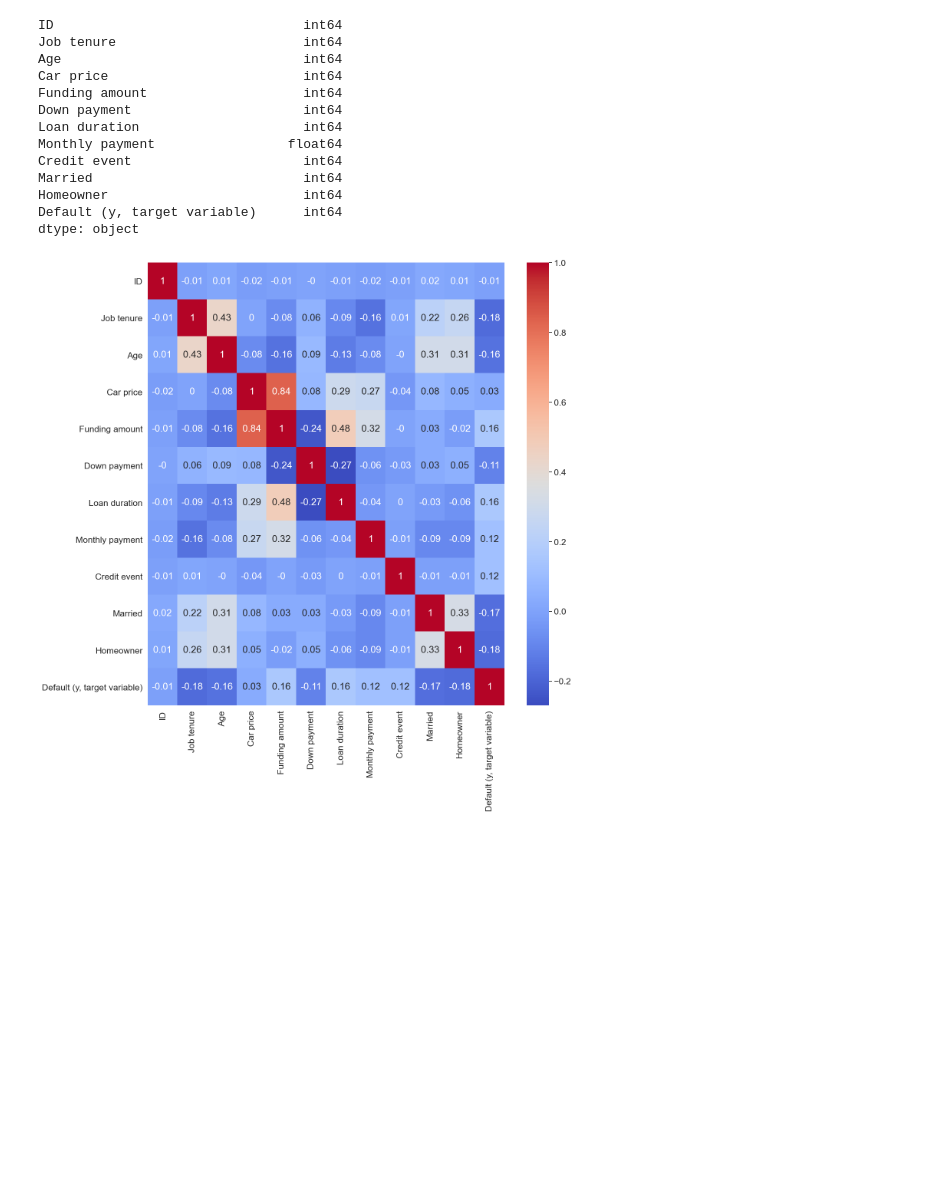
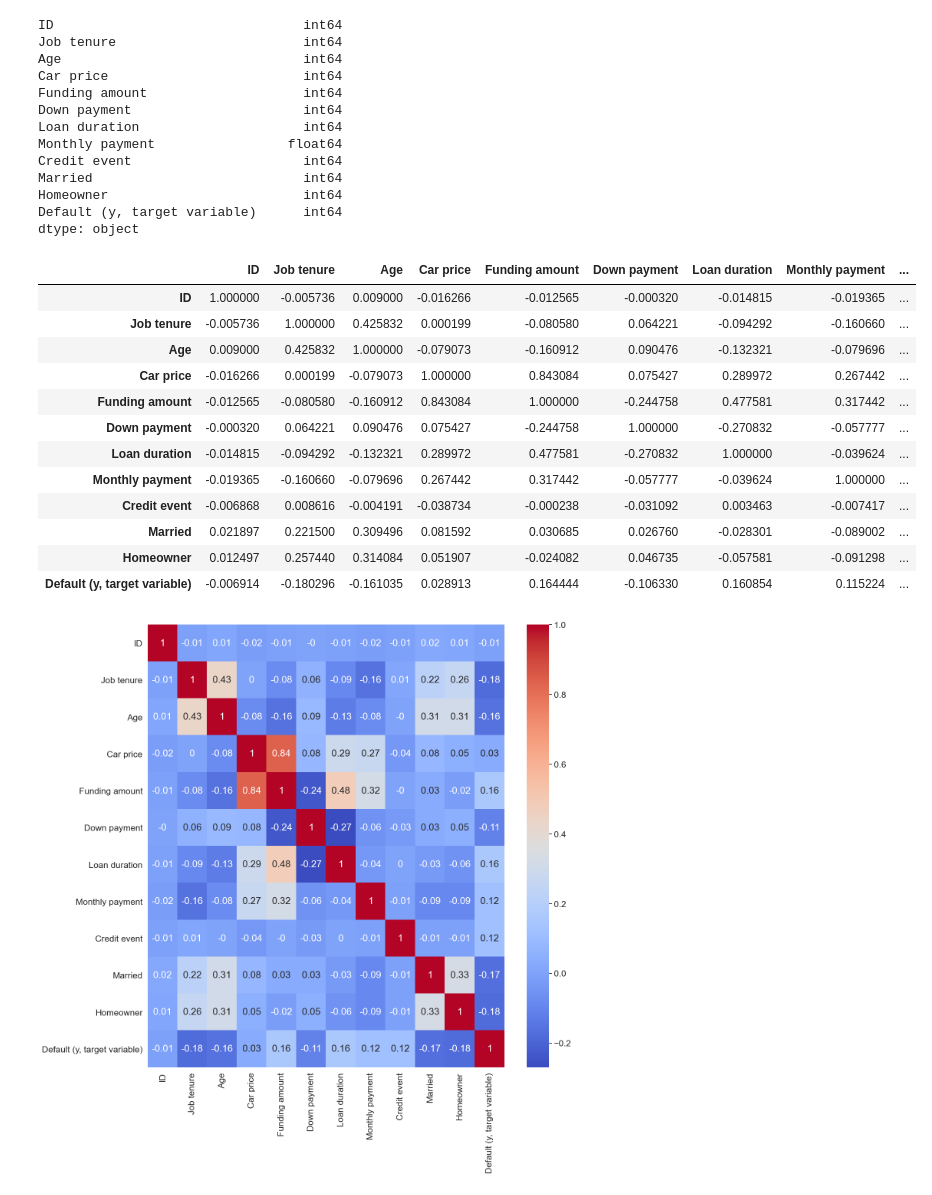
Before and after one commit to tomasnp/TER_HEC, a Jupyter notebook: main.ipynb, the cells around one changed output. Drawn from its saved outputs; the diff is of its cells as text; code cells hidden in the pictures; blank space fills up the shorter version.

```diff
--- a/main.ipynb
+++ b/main.ipynb
@@ -62,6 +62,22 @@ Married                           int64
 Homeowner                         int64
 Default (y, target variable)      int64
 dtype: object
+# %%
+corr
+# %% [output]
+|  | ID | Job tenure | Age | Car price | Funding amount | Down payment | Loan duration | Monthly payment | ... |
+| ID | 1.000000 | -0.005736 | 0.009000 | -0.016266 | -0.012565 | -0.000320 | -0.014815 | -0.019365 | ... |
+| Job tenure | -0.005736 | 1.000000 | 0.425832 | 0.000199 | -0.080580 | 0.064221 | -0.094292 | -0.160660 | ... |
+| Age | 0.009000 | 0.425832 | 1.000000 | -0.079073 | -0.160912 | 0.090476 | -0.132321 | -0.079696 | ... |
+| Car price | -0.016266 | 0.000199 | -0.079073 | 1.000000 | 0.843084 | 0.075427 | 0.289972 | 0.267442 | ... |
+| Funding amount | -0.012565 | -0.080580 | -0.160912 | 0.843084 | 1.000000 | -0.244758 | 0.477581 | 0.317442 | ... |
+| Down payment | -0.000320 | 0.064221 | 0.090476 | 0.075427 | -0.244758 | 1.000000 | -0.270832 | -0.057777 | ... |
+| Loan duration | -0.014815 | -0.094292 | -0.132321 | 0.289972 | 0.477581 | -0.270832 | 1.000000 | -0.039624 | ... |
+| Monthly payment | -0.019365 | -0.160660 | -0.079696 | 0.267442 | 0.317442 | -0.057777 | -0.039624 | 1.000000 | ... |
+| Credit event | -0.006868 | 0.008616 | -0.004191 | -0.038734 | -0.000238 | -0.031092 | 0.003463 | -0.007417 | ... |
+| Married | 0.021897 | 0.221500 | 0.309496 | 0.081592 | 0.030685 | 0.026760 | -0.028301 | -0.089002 | ... |
+| Homeowner | 0.012497 | 0.257440 | 0.314084 | 0.051907 | -0.024082 | 0.046735 | -0.057581 | -0.091298 | ... |
+| Default (y, target variable) | -0.006914 | -0.180296 | -0.161035 | 0.028913 | 0.164444 | -0.106330 | 0.160854 | 0.115224 | ... |
 # %%
 #matrice de corrélation
 corr = df.corr()
```
Also changed, not shown: parts of 13 cells of this notebook, 2 other files.
